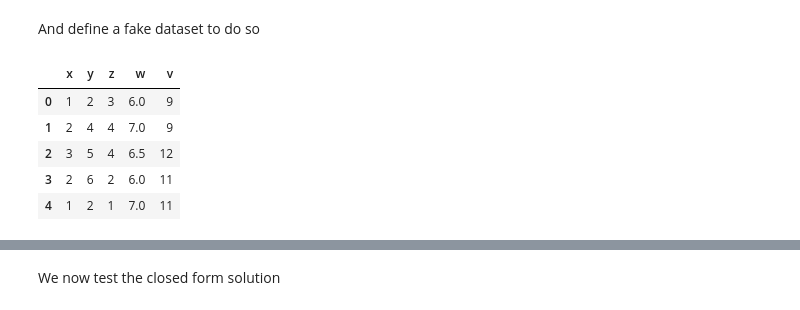
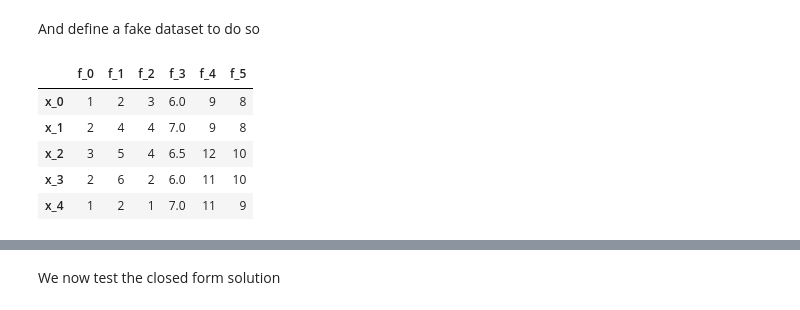
Before and after one commit to braingeneers/statdepth, a Jupyter notebook: testing_notebooks/jlehrer_testing_notebook_01.ipynb, the cells around one changed output, grey strips where cells are left out. Saved outputs shown, nothing was run; the diff lists cells and outputs as text; code cells hidden in the pictures.

```diff
--- a/testing_notebooks/jlehrer_testing_notebook_01.ipynb
+++ b/testing_notebooks/jlehrer_testing_notebook_01.ipynb
@@ -17,18 +20,18 @@ We now test the standard definition of $V(x_{i_1}, ... ,x_{i_j})$ containment in
 And define a fake dataset to do so
 # %%
 df = pd.DataFrame([
-    [1, 2, 3, 6, 9],
-    [2, 4, 4, 7, 9],
-    [3, 5, 4, 6.5, 12],
-    [2, 6, 2, 6, 11],
-    [1, 2, 1, 7, 11],
-], columns=list('xyzwv'))
+    [1, 2, 3, 6, 9, 8],
+    [2, 4, 4, 7, 9, 8],
+    [3, 5, 4, 6.5, 12, 10],
+    [2, 6, 2, 6, 11, 10],
+    [1, 2, 1, 7, 11, 9],
+], columns=['f_0', 'f_1', 'f_2', 'f_3', 'f_4', 'f_5'], index=['x_0', 'x_1', 'x_2', 'x_3', 'x_4'])
 
 df
 # %% [output]
-|  | x | y | z | w | v |
-| 0 | 1 | 2 | 3 | 6.0 | 9 |
-| 1 | 2 | 4 | 4 | 7.0 | 9 |
-| 2 | 3 | 5 | 4 | 6.5 | 12 |
-| 3 | 2 | 6 | 2 | 6.0 | 11 |
-| 4 | 1 | 2 | 1 | 7.0 | 11 |
+|  | f_0 | f_1 | f_2 | f_3 | f_4 | f_5 |
+| x_0 | 1 | 2 | 3 | 6.0 | 9 | 8 |
+| x_1 | 2 | 4 | 4 | 7.0 | 9 | 8 |
+| x_2 | 3 | 5 | 4 | 6.5 | 12 | 10 |
+| x_3 | 2 | 6 | 2 | 6.0 | 11 | 10 |
+| x_4 | 1 | 2 | 1 | 7.0 | 11 | 9 |
```
Also changed, not shown: parts of 6 cells of this notebook, 4 other files.
